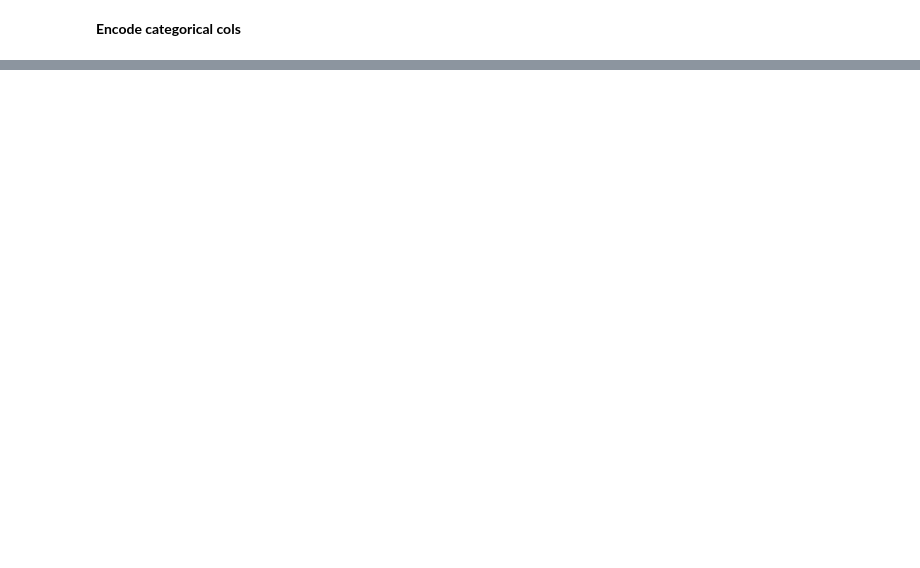
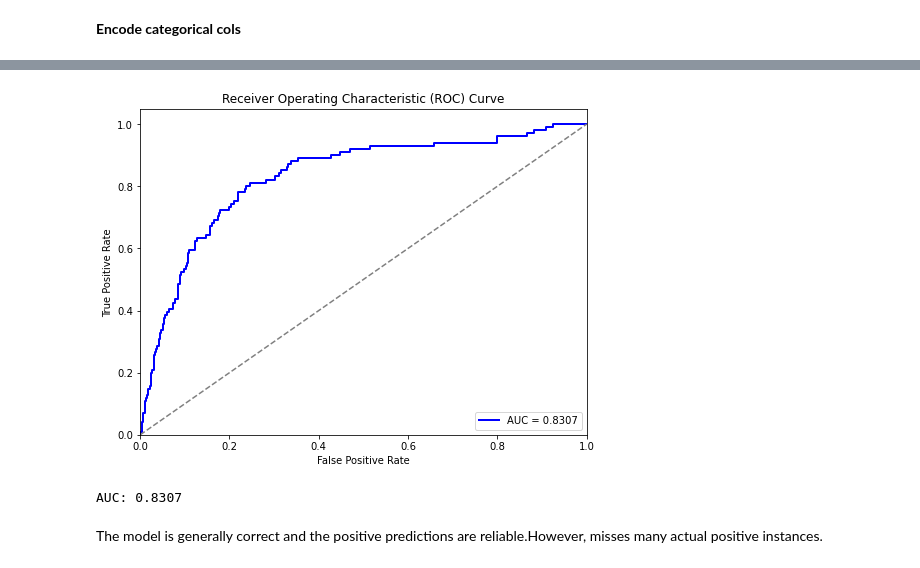
Before and after one commit to Aachiko/Phase-3-ML-Project, a Jupyter notebook: phase-3.ipynb, the cells around one changed output, grey strips where cells are left out. Drawn from its saved outputs; the diff is of its cells as text; code cells hidden in the pictures; blank space fills up the shorter version.

Commit message:
feature scaling and logistic regression II

```diff
--- a/phase-3.ipynb
+++ b/phase-3.ipynb
@@ -351,3 +365,0 @@ y.shape()
-# %%
-df.drop(["churn"], axis = 1, inplace=True)
-df.head()
@@ -403,0 +478,14 @@ print(conf_matrix_logreg)
+# %%
+# Adjusting the number of iterations
+logreg_model_adjusted = LogisticRegression(max_iter=1000)  # Increase max_iter to 1000
+logreg_model_adjusted.fit(X_train, y_train)
+
+# make predictions
+y_pred_logreg_adjusted = logreg_model_adjusted.predict(X_test)
+
+# Evaluate the performance using appropriate metrics
+print("Adjusted Logistic Regression Metrics:")
+print(f"Accuracy: {accuracy_score(y_test, y_pred_logreg_adjusted):.4f}")
+print(f"Precision: {precision_score(y_test, y_pred_logreg_adjusted):.4f}")
+print(f"Recall: {recall_score(y_test, y_pred_logreg_adjusted):.4f}")
+print(f"F1 Score: {f1_score(y_test, y_pred_logreg_adjusted):.4f}")
@@ -403,0 +505,29 @@ print(conf_matrix_logreg)
+# %%
+from sklearn.metrics import roc_curve, roc_auc_score
+import matplotlib.pyplot as plt
+
+# Calculate predicted probabilities for the positive class
+y_pred_prob = logreg_model_adjusted.predict_proba(X_test)[:, 1]
+
+# Compute ROC curve and AUC
+fpr, tpr, thresholds = roc_curve(y_test, y_pred_prob)
+roc_auc = roc_auc_score(y_test, y_pred_prob)
+
+# Plot ROC curve
+plt.figure(figsize=(8, 6))
+plt.plot(fpr, tpr, color='b', lw=2, label=f"AUC = {roc_auc:.4f}")
+plt.plot([0, 1], [0, 1], color='gray', linestyle='--')
+plt.xlim([0.0, 1.0])
+plt.ylim([0.0, 1.05])
+plt.xlabel('False Positive Rate')
+plt.ylabel('True Positive Rate')
+plt.title('Receiver Operating Characteristic (ROC) Curve')
+plt.legend(loc="lower right")
+plt.show()
+
+print(f"AUC: {roc_auc:.4f}")
+# %% [output]
+[figure, added]
+AUC: 0.8307
+# %% [markdown]
+The model is generally correct and the positive predictions are reliable.However,  misses many actual positive instances.
```
Also changed, not shown: parts of 36 cells of this notebook.
